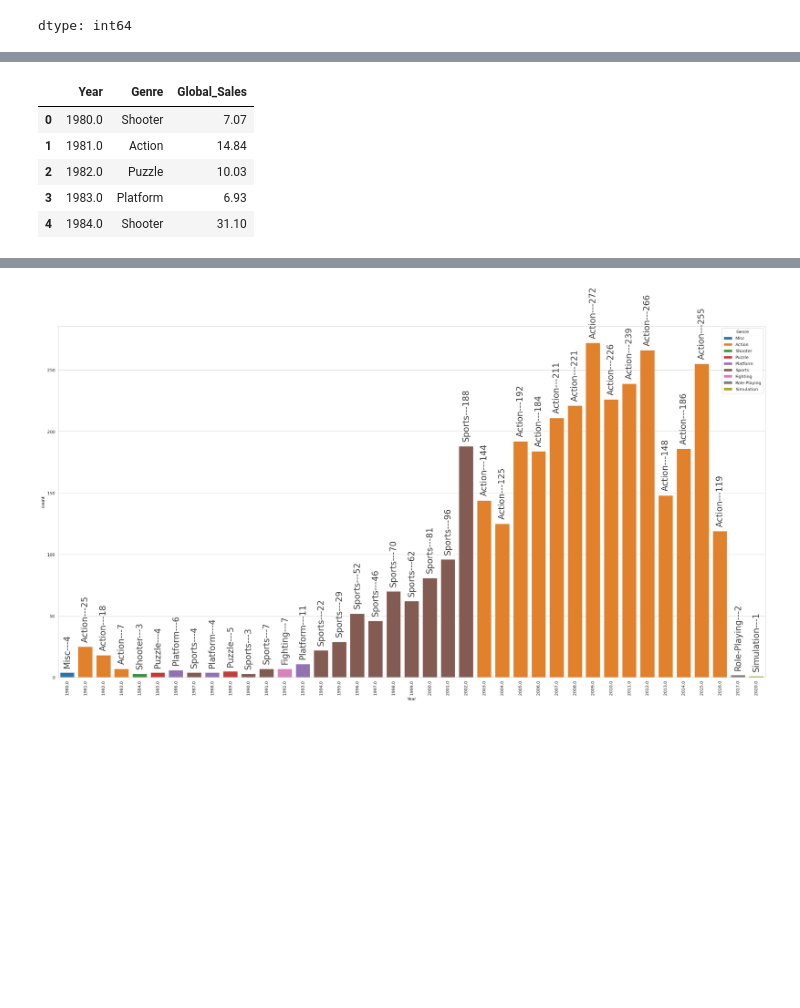
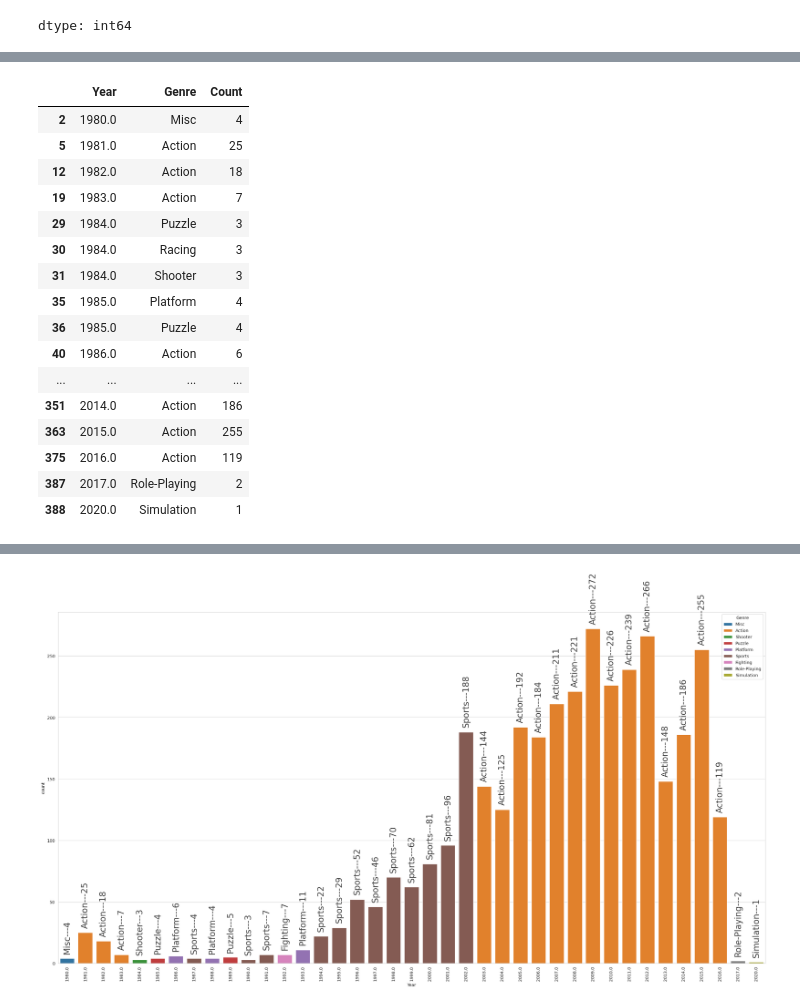
Before and after one commit to Yiting916/data_analysis, a Jupyter notebook: 05-02.LAB_VideoGameSales.ipynb, the cells around one changed output, grey strips where cells are left out. Saved outputs shown, nothing was run; the diff lists cells and outputs as text; code cells hidden in the pictures; blank space fills up the shorter version.

```diff
--- a/05-02.LAB_VideoGameSales.ipynb
+++ b/05-02.LAB_VideoGameSales.ipynb
@@ -505,14 +503,0 @@ dg
-# %%
-#找出year_max_df中那些資料的欄位'count'值與上面找出的最大值一樣
-dg.loc[dg['Count'] == dg['Max']]
-year_sale_dx = data.groupby(by=['Year', 'Genre'])['Global_Sales'].sum().reset_index()
-year_sale = year_sale_dx.groupby(by=['Year'])['Global_Sales'].transform(max) == year_sale_dx['Global_Sales']
-year_sale_max = year_sale_dx[year_sale].reset_index(drop=True)
-year_sale_max.head()
-# %% [output]
-|  | Year | Genre | Global_Sales |
-| 0 | 1980.0 | Shooter | 7.07 |
-| 1 | 1981.0 | Action | 14.84 |
-| 2 | 1982.0 | Puzzle | 10.03 |
-| 3 | 1983.0 | Platform | 6.93 |
-| 4 | 1984.0 | Shooter | 31.10 |
@@ -520,0 +504,22 @@ year_sale_max.head()
+# %%
+#找出yr_max_df中那些資料的欄位'count'值與上面找出的最大值一樣
+yr_max_idx = yr_max_df.groupby(['Year'])['Count'].transform(max) == yr_max_df['Count']
+yr_max_df[yr_max_idx]
+# %% [output]
+|  | Year | Genre | Count |
+| 2 | 1980.0 | Misc | 4 |
+| 5 | 1981.0 | Action | 25 |
+| 12 | 1982.0 | Action | 18 |
+| 19 | 1983.0 | Action | 7 |
+| 29 | 1984.0 | Puzzle | 3 |
+| 30 | 1984.0 | Racing | 3 |
+| 31 | 1984.0 | Shooter | 3 |
+| 35 | 1985.0 | Platform | 4 |
+| 36 | 1985.0 | Puzzle | 4 |
+| 40 | 1986.0 | Action | 6 |
+| ... | ... | ... | ... |
+| 351 | 2014.0 | Action | 186 |
+| 363 | 2015.0 | Action | 255 |
+| 375 | 2016.0 | Action | 119 |
+| 387 | 2017.0 | Role-Playing | 2 |
+| 388 | 2020.0 | Simulation | 1 |
```
Also changed, not shown: parts of 10 cells of this notebook.
